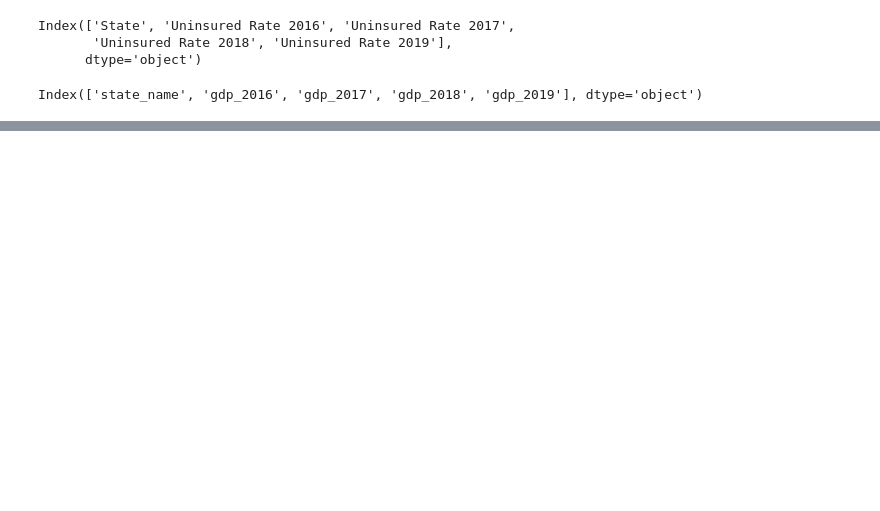
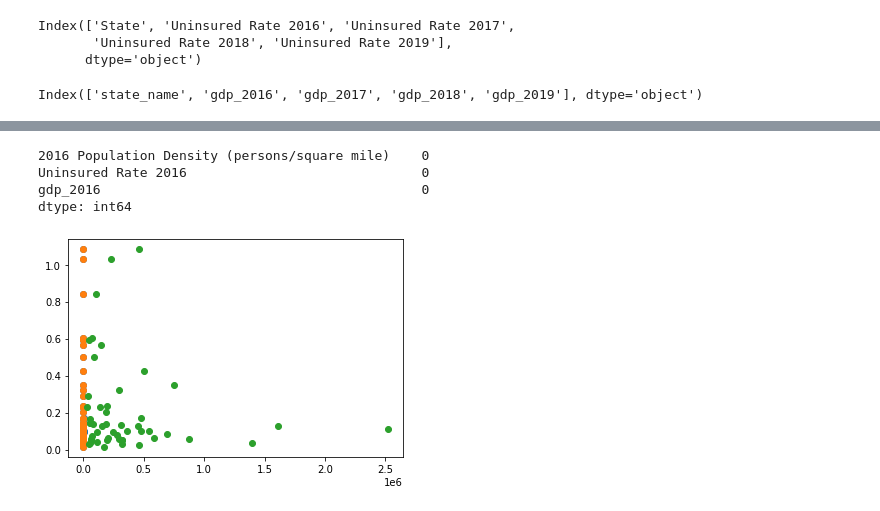
Before and after one commit to lindsera1/GoingViral, a Jupyter notebook: multi_linear_regression.ipynb, the cells around one changed output, grey strips where cells are left out. Cells and saved outputs as stored; diff of their text form; code cells hidden in the pictures; blank space fills up the shorter version.

Commit message:
flu data and multi_linear regression added

```diff
--- a/multi_linear_regression.ipynb
+++ b/multi_linear_regression.ipynb
@@ -42,5 +42,6 @@ flu_df = pd.read_sql_query("SELECT * FROM cleaned_flu_csv", con=engine)
 pop_df.head()
 
 pop_df = pop_df.drop(columns="xx", axis=1)
+pop_df.drop(pop_df.index[(pop_df['﻿State'] == "District Of Columbia")], axis=0, inplace=True)
 
-pop_df.columns
+# print(pop_df)
@@ -54,6 +49,8 @@ Index(['﻿State', '2016 Population Density (persons/square mile)',
 # Check out the uninsured dataframe
 uni_df.head()
 
+uni_df.drop(uni_df.index[(uni_df['﻿State'] == "District of Columbia")], axis=0, inplace=True)
+
 uni_df.columns
 # %% [output]
 Index(['﻿State', 'Uninsured Rate 2016', 'Uninsured Rate 2017',
@@ -72,5 +71,7 @@ Index(['state_name', 'gdp_2016', 'gdp_2017', 'gdp_2018', 'gdp_2019'], dtype='obj
 # Check out the flu_df
 flu_df.head()
 
+flu_df.drop(flu_df.index[(flu_df["state"]) == "District of Columbia"], axis=0, inplace=True)
+
 flu_df.columns
 # %% [output]
@@ -98,0 +126,32 @@ flu_factors_df.head()
+# %%
+# Designate independent and dependent variables
+
+# Dependent variables
+y_2016 = flu_df['2016_cases_percent']
+y_2017 = flu_df['2017_cases_percent']
+y_2018 = flu_df['2018_cases_percent']
+y_2019 = flu_df['2019_cases_percent']
+
+# Independent variables
+X_2016 = flu_factors_2016_df[['2016 Population Density (persons/square mile)',
+                              'Uninsured Rate 2016', 'gdp_2016']]
+X_2017 = flu_factors_2017_df[['2017 Population Density (persons/square mile)',
+                              'Uninsured Rate 2017', 'gdp_2017']]
+X_2018 = flu_factors_2018_df[['2018 Population Density (persons/square mile)',
+                              'Uninsured Rate 2018', 'gdp_2018']]
+X_2019 = flu_factors_2019_df[['2019 Population Density (persons/square mile)',
+                              'Uninsured Rate 2019', 'gdp_2019']]
+# %%
+# Check for nan values
+X_2016.isnull().sum()
+# %% [output]
+2016 Population Density (persons/square mile)    0
+Uninsured Rate 2016                              0
+gdp_2016                                         0
+dtype: int64
+# %%
+# visualize 2016 data
+
+fig_2016 = plt.plot(X_2016, y_2016, 'o')
+# %% [output]
+[figure, added]
```
Also changed, not shown: parts of 24 cells of this notebook, 1 other file.
